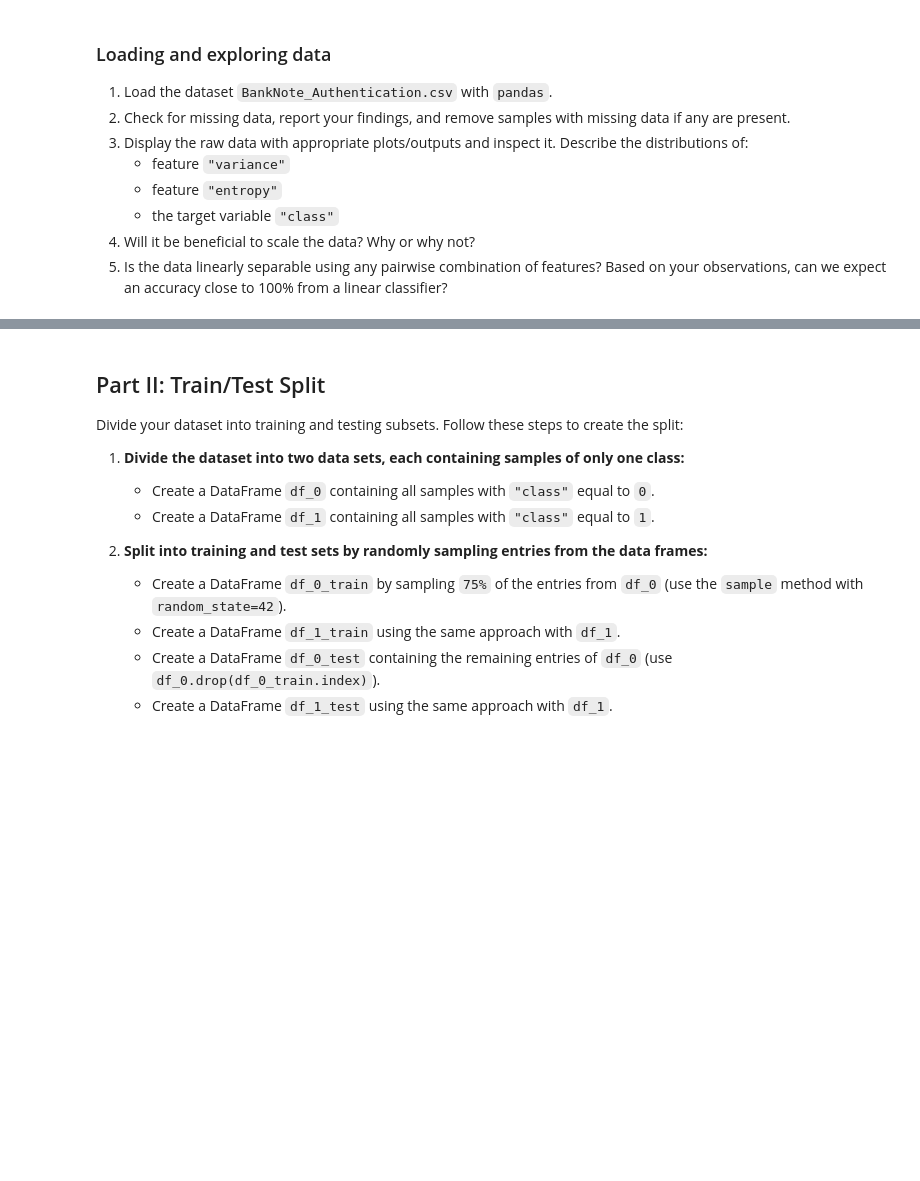
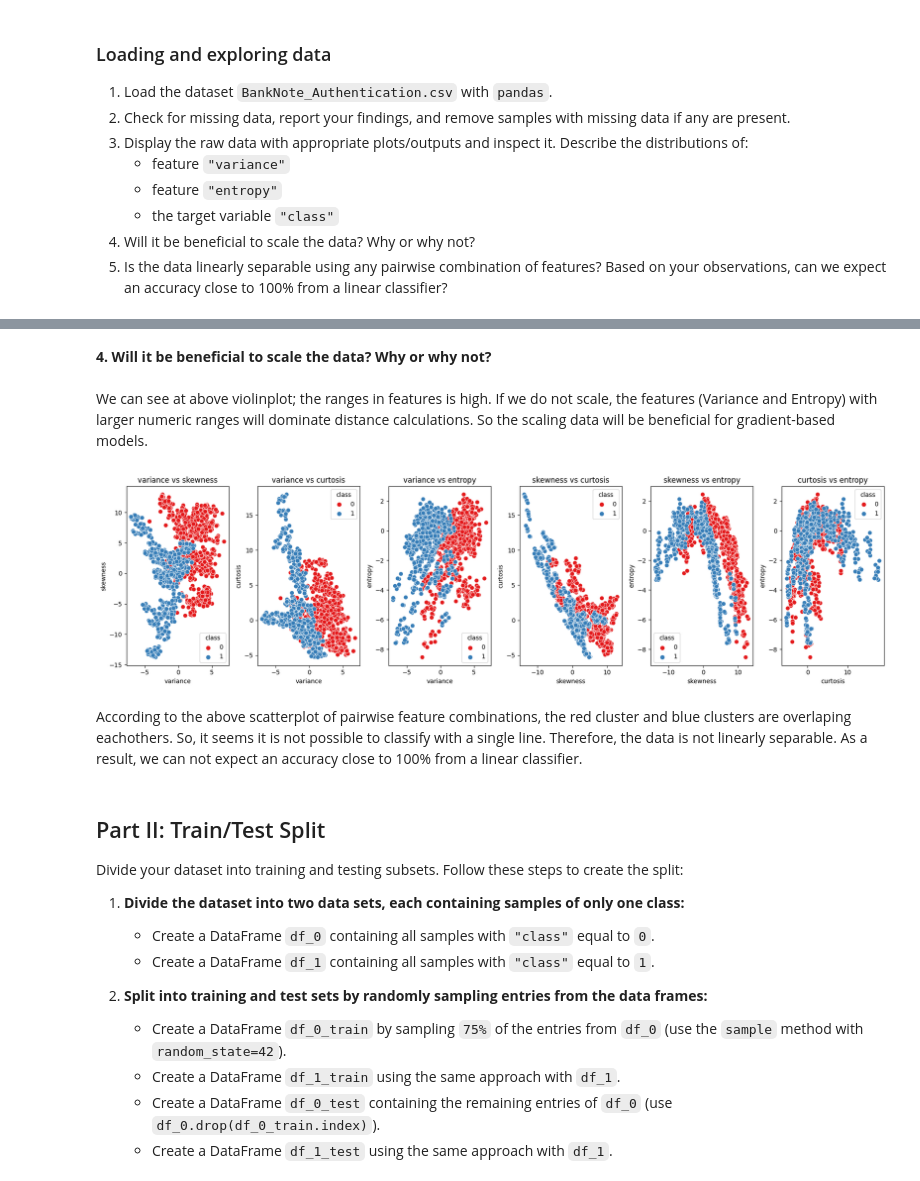
Before and after one commit to Indraadhikari/DAT200-Machine-Learning, a Jupyter notebook: CA2/CA2 Q-checkpoint.ipynb, the cells around one changed output, grey strips where cells are left out. Drawn from its saved outputs; the diff is of its cells as text; code cells hidden in the pictures; blank space fills up the shorter version.

```diff
--- a/CA2/CA2 Q-checkpoint.ipynb
+++ b/CA2/CA2 Q-checkpoint.ipynb
@@ -47,3 +122,33 @@
+# %% [markdown]
+**4. Will it be beneficial to scale the data? Why or why not?**
+\
+\
+We can see at above violinplot; the ranges in features is high. If we do not scale, the features (Variance and Entropy) with larger numeric ranges will dominate distance calculations. So the scaling data will be beneficial for gradient-based models.
+# %%
+# 5. Is the data linearly separable using any pairwise combination of features? Based on your observations,
+# can we expect an accuracy close to 100% from a linear classifier?
+
+from itertools import combinations
+
+features = ['variance', 'skewness', 'curtosis', 'entropy']
+
+pairs = list(combinations(features, 2))
+#print(pairs)
+
+fig, axes = plt.subplots(1, len(pairs), figsize=(18, 5))
+
+# Pairwise scatter plots
+for ax, (x, y) in zip(axes, pairs):
+    sns.scatterplot(data=df, x=x, y=y, hue='class', palette='Set1', s=50, ax=ax)
+    ax.set_title(f'{x} vs {y}')
+
+#plt.title(f'{x} vs {y}')
+plt.tight_layout()
+plt.show()
+# %% [output]
+[figure, added]
+# %% [markdown]
+According to the above scatterplot of pairwise feature combinations, the red cluster and blue clusters are overlaping eachothers. So, it seems it is not possible to classify with a single line. Therefore, the data is not linearly separable. As a result, we can not expect an accuracy close to 100% from a linear classifier.
 # %% [markdown]
 ## Part II: Train/Test Split
 
```
Also changed, not shown: parts of 8 cells of this notebook.
